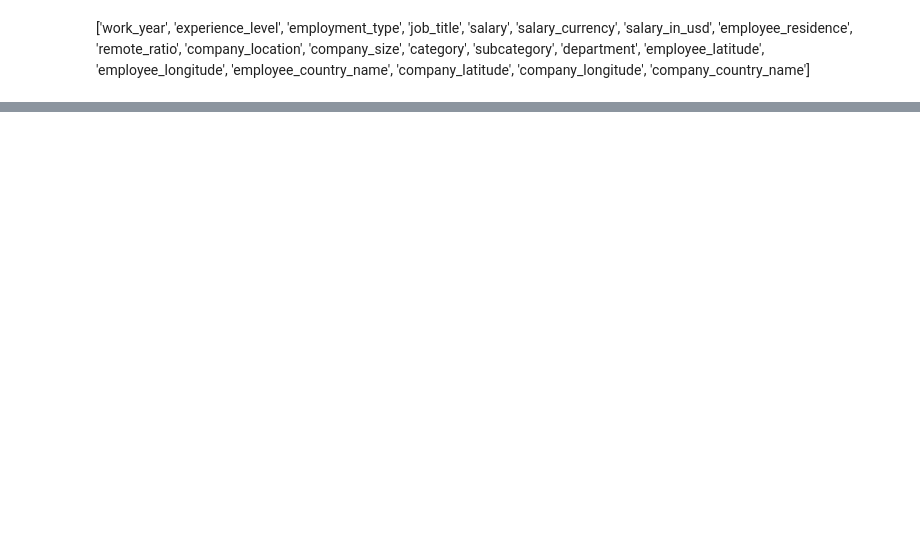
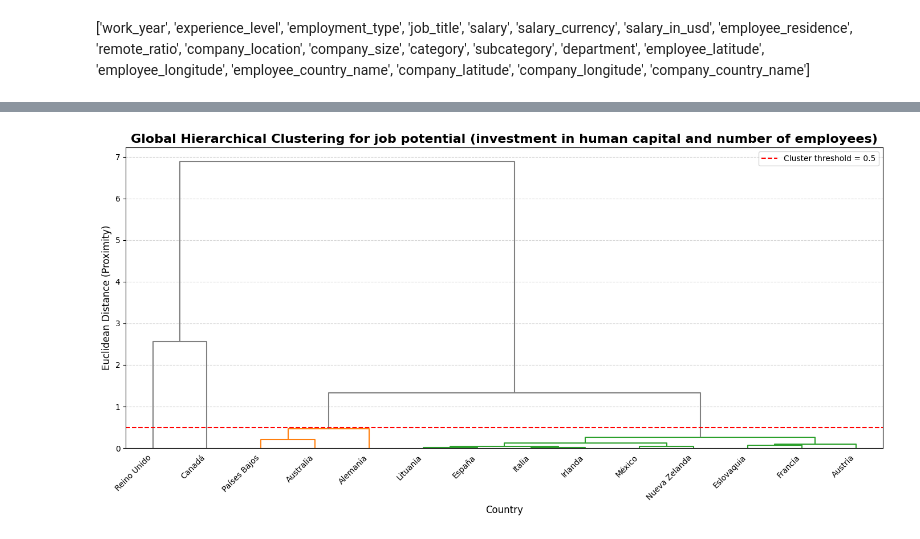
Before and after one commit to monroyminerodiego/visualization-tools-IX, a Jupyter notebook: ML/U2/ProjectU2/analysis_ariel.ipynb, the cells around one changed output, grey strips where cells are left out. Drawn from its saved outputs; the diff is of its cells as text; code cells hidden in the pictures; blank space fills up the shorter version.

Commit message:
Hierarchical analysis notebook updated with 2 new charts.

```diff
--- a/ML/U2/ProjectU2/analysis_ariel.ipynb
+++ b/ML/U2/ProjectU2/analysis_ariel.ipynb
@@ -287,3 +288,63 @@ sunburst_chart.update_layout(
 
 # Showing the organizational structure
 sunburst_chart.show()
+# %%
+"""
+def country_potential(department: str = None):
+"""
+
+employees_per_country = []
+countries = []
+countries_investment = []
+
+for country in list(base_df['company_country_name'].unique()):
+    countries_df = base_df[base_df['company_country_name'] == country]
+    investment = countries_df['salary_in_usd'].sum()
+    employees = len(countries_df)
+    employees_per_country.append(employees)
+    countries.append(country)
+    countries_investment.append(investment)
+
+dendrogram_df = pd.DataFrame({'Country': countries, 'Country_investment': countries_investment, 'No_employees': employees_per_country})
+dendrogram_df= dendrogram_df.sort_values(by='Country_investment', ascending=False).head(15).drop(index=[0])
+# %%
+# ------- For euclidean distance --------- #
+
+job_potential = dendrogram_df[['Country_investment', 'No_employees']].values
+scaler = StandardScaler()
+job_normalized = scaler.fit_transform(job_potential)
+
+X = job_normalized
+country_labels = dendrogram_df['Country'].values
+distance_matrix = pdist(X, metric='euclidean')
+linked = linkage(distance_matrix, method='ward')
+
+# -------- Setting threshold ------------ #
+
+threshold = 0.5 # distance threshold
+clusters = fcluster(linked, threshold, criterion='distance')
+
+plt.figure(figsize=(14, 7))
+dendrogram(
+    linked,
+    orientation='top',
+    labels=country_labels,
+    distance_sort='descending',
+    show_leaf_counts=True,
+    color_threshold=threshold,
+    above_threshold_color='gray'
+)
+
+# ------------- Plotting the dendrogram ------------ #
+plt.title('Global Hierarchical Clustering for job potential (investment in human capital and number of employees)', fontsize=16, weight='bold')
+plt.ylabel('Euclidean Distance (Proximity)', fontsize=12)
+plt.xlabel('Country', fontsize=12)
+plt.xticks(rotation=45, ha='right', fontsize=10)
+plt.yticks(fontsize=10)
+plt.grid(axis='y', linestyle='--', alpha=0.5)
+plt.axhline(y=threshold, color='red', linestyle='--', linewidth=1.5, label=f'Cluster threshold = {threshold}')
+plt.legend(loc='upper right', fontsize=10)
+plt.tight_layout()
+plt.show()
+# %% [output]
+[figure, added]
```
Also changed, not shown: parts of 14 cells of this notebook.
